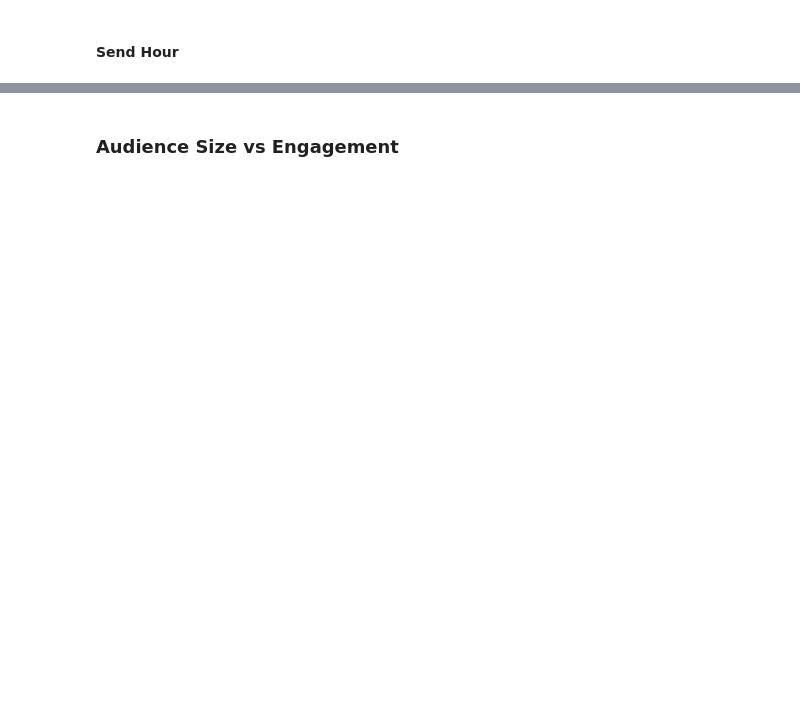
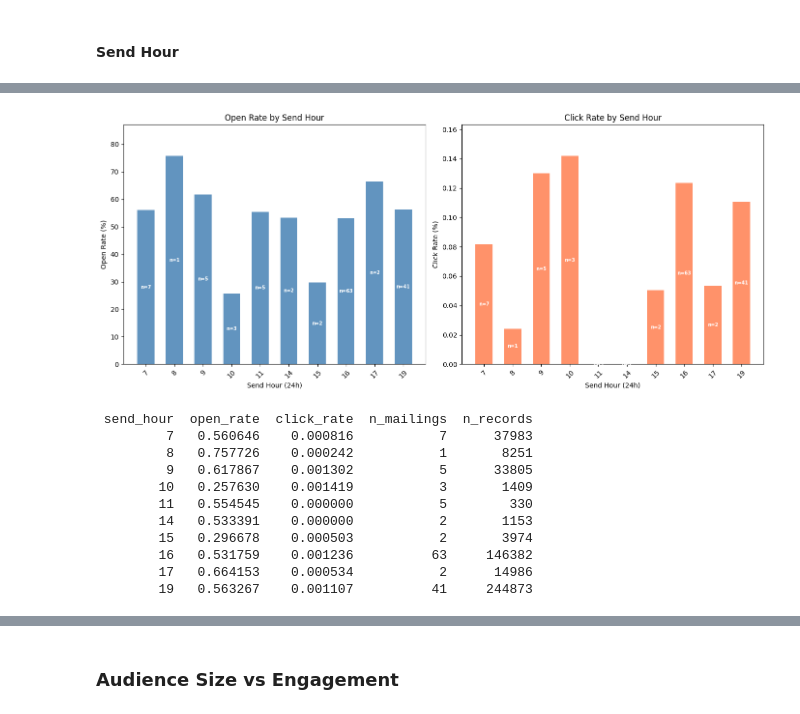
Before and after one commit to giadauva/OMG-Thesis, a Jupyter notebook: Thesis_OMG analysis.ipynb, the cells around one changed output, grey strips where cells are left out. Drawn from its saved outputs; the diff is of its cells as text; code cells hidden in the pictures; blank space fills up the shorter version.

```diff
--- a/Thesis_OMG analysis.ipynb
+++ b/Thesis_OMG analysis.ipynb
@@ -4597,0 +4614,10 @@ print(hour_stats[['send_hour', 'open_rate', 'click_rate', 'n_mailings', 'n_recor
+# %%
+hour_stats = (
+    df_final_time.dropna(subset=['send_hour', 'open', 'click'])
+    .groupby('send_hour')
+    .agg(open_rate=('open', 'mean'), click_rate=('click', 'mean'),
+         n_mailings=('mailing_id', 'nunique'), n_records=('open', 'count'))
+    .reset_index()
+    .sort_values('send_hour')
+)
+hour_stats['send_hour'] = hour_stats['send_hour'].astype(int)
@@ -4597,0 +4640,41 @@ print(hour_stats[['send_hour', 'open_rate', 'click_rate', 'n_mailings', 'n_recor
+# %%
+fig, axes = plt.subplots(1, 2, figsize=(14, 6))
+
+for ax, metric, label, color in zip(
+    axes,
+    ['open_rate', 'click_rate'],
+    ['Open Rate', 'Click Rate'],
+    ['steelblue', 'coral'],
+):
+    x = range(len(hour_stats_clean))  # use index positions instead of raw hours
+    ax.bar(x, hour_stats_clean[metric] * 100, color=color, alpha=0.85, width=0.6)
+    ax.set_title(f'{label} by Send Hour')
+    ax.set_xlabel('Send Hour (24h)')
+    ax.set_ylabel(f'{label} (%)')
+    ax.set_xticks(x)
+    ax.set_xticklabels(hour_stats_clean['send_hour'].astype(int), rotation=45)
+    ax.set_ylim(0, hour_stats_clean[metric].max() * 100 * 1.15)
+
+    # n labels inside bars
+    for i, (_, row) in enumerate(hour_stats_clean.iterrows()):
+        ax.text(i, row[metric] * 100 * 0.5,
+                f"n={int(row['n_mailings'])}",
+                ha='center', va='center',
+                fontsize=7, color='white', fontweight='bold')
+
+plt.tight_layout()
+plt.show()
+print(hour_stats_clean[['send_hour', 'open_rate', 'click_rate', 'n_mailings', 'n_records']].to_string(index=False))
+# %% [output]
+[figure, added]
+ send_hour  open_rate  click_rate  n_mailings  n_records
+         7   0.560646    0.000816           7      37983
+         8   0.757726    0.000242           1       8251
+         9   0.617867    0.001302           5      33805
+        10   0.257630    0.001419           3       1409
+        11   0.554545    0.000000           5        330
+        14   0.533391    0.000000           2       1153
+        15   0.296678    0.000503           2       3974
+        16   0.531759    0.001236          63     146382
+        17   0.664153    0.000534           2      14986
+        19   0.563267    0.001107          41     244873
```
Also changed, not shown: parts of 31 cells of this notebook.
